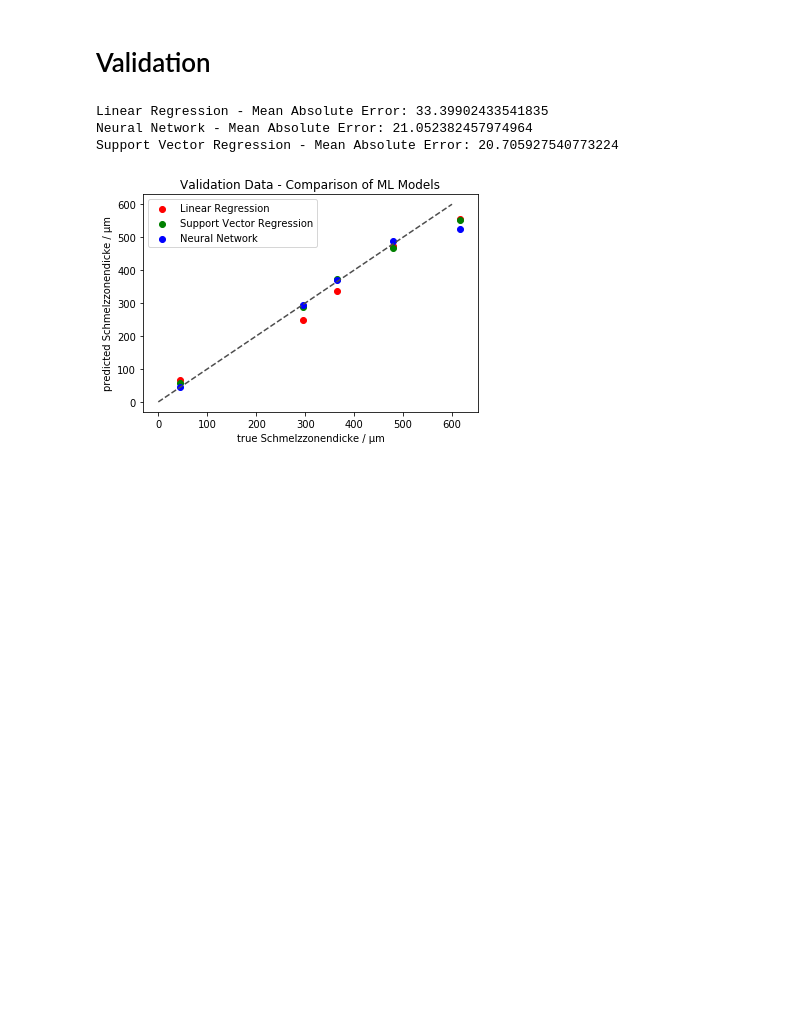
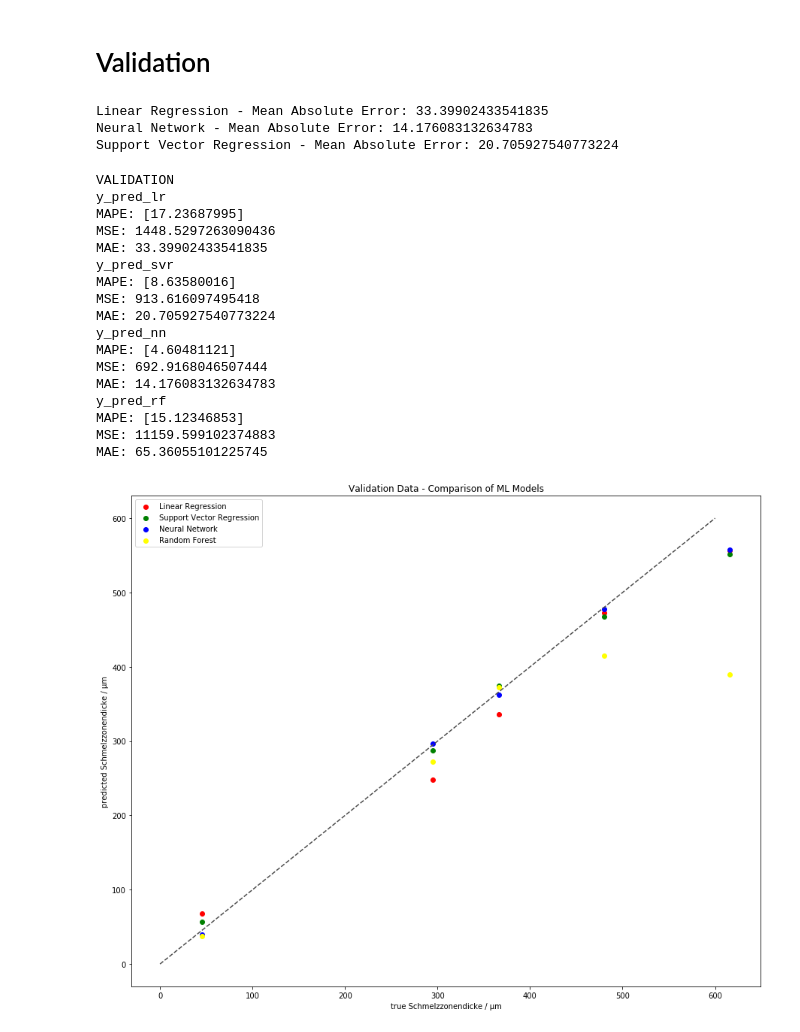
Before and after one commit to tobiasrummelsberger/melting-zone-thickness-prediction, a Jupyter notebook: notebook/SVM_training.ipynb, the cells around one changed output. Saved outputs shown, nothing was run; the diff lists cells and outputs as text; code cells hidden in the pictures; blank space fills up the shorter version.

```diff
--- a/notebook/SVM_training.ipynb
+++ b/notebook/SVM_training.ipynb
@@ -65,6 +65,7 @@ Text(0, 0.5, 'Schmelzzonendicke')
 [figure]
 # %%
 from mpl_toolkits.mplot3d import Axes3D
+pylab.rcParams['figure.figsize'] = (15, 12)
 fig = plt.figure()
 ax = fig.add_subplot(111, projection='3d')
 color = ['red', 'blue', 'green', 'yellow']
@@ -189,0 +240,17 @@ y_pred_nn = neural_network.predict(X_train)
+# %%
+from sklearn.ensemble import RandomForestRegressor
+from sklearn.model_selection import GridSearchCV
+
+param_grid = {'n_estimators': [10, 20, 50, 100],
+              'max_depth': [4, 5]
+             }
+
+welding_thickness_grid_search_cv = GridSearchCV(estimator=RandomForestRegressor(),
+                                                param_grid=param_grid,
+                                                cv=3,
+                                                n_jobs=-1)
+
+welding_thickness_grid_search_cv_fitted = welding_thickness_grid_search_cv.fit(X_train, y_train)
+random_forest = welding_thickness_grid_search_cv_fitted.best_estimator_
+print("Best score:", -welding_thickness_grid_search_cv_fitted.best_score_)
+print("Parameters:", welding_thickness_predictor)
@@ -205,0 +272,5 @@ Support Vector Regression - Mean Absolute Error: 7.381641907791829
+# %%
+from sklearn.metrics import (mean_squared_error, mean_absolute_error)
+def mean_absolute_percentage_error(y_true, y_pred):
+
+    return np.mean(np.abs((y_true - y_pred) / y_true)) * 100
@@ -292,11 +391,13 @@ y_validation = y_scaler.transform(validation_data[y].values.reshape(-1,1))
 y_validation_pred_lr = linear_regression_model.predict(X_validation)
 y_validation_pred_nn = neural_network.predict(X_validation)
 y_validation_pred_svr = welding_thickness_predictor.predict(X_validation)
+y_validation_pred_rf = random_forest.predict(X_validation)
 
 predicted_validation = validation_data.copy()
 predicted_validation['y_pred_lr'] = list(y_scaler.inverse_transform(y_validation_pred_lr))
 predicted_validation['y_pred_svr'] = list(y_scaler.inverse_transform(y_validation_pred_svr.reshape(-1,1)))
 predicted_validation['y_pred_nn'] = list(y_scaler.inverse_transform(y_validation_pred_nn.reshape(-1,1)))
+predicted_validation['y_pred_rf'] = list(y_scaler.inverse_transform(y_validation_pred_rf.reshape(-1,1)))
 predicted_validation['y_true'] = list(y_scaler.inverse_transform(y_validation))
 
 print("Linear Regression - Mean Absolute Error:", mae(y_pred=predicted_validation['y_pred_lr'], y_true=predicted_validation['y_true']))
@@ -304,25 +405,53 @@ print("Neural Network - Mean Absolute Error:", mae(y_pred=predicted_validation['
 print("Support Vector Regression - Mean Absolute Error:", mae(y_pred=predicted_validation['y_pred_svr'], y_true=predicted_validation['y_true']))
 # %% [output]
 Linear Regression - Mean Absolute Error: 33.39902433541835
-Neural Network - Mean Absolute Error: 21.052382457974964
+Neural Network - Mean Absolute Error: 14.176083132634783
 Support Vector Regression - Mean Absolute Error: 20.705927540773224
 # %%
 fig = plt.figure()
 ax = fig.add_subplot(111)
 
-
 ax.scatter(x=predicted_validation['y_true'], y=predicted_validation['y_pred_lr'], c='red')
 ax.scatter(x=predicted_validation['y_true'], y=predicted_validation['y_pred_svr'], c='green')
 ax.scatter(x=predicted_validation['y_true'], y=predicted_validation['y_pred_nn'], c='blue')
+ax.scatter(x=predicted_validation['y_true'], y=predicted_validation['y_pred_rf'], c='yellow')
 
-ax.legend(['Linear Regression', 'Support Vector Regression', 'Neural Network'])
+print('VALIDATION')
+for prediction in ['y_pred_lr', 'y_pred_svr', 'y_pred_nn', 'y_pred_rf']:
+    print(prediction)
+    print("MAPE:", mean_absolute_percentage_error(y_true=predicted_validation['y_true'],
+                                                  y_pred=predicted_validation[prediction]))
+    print("MSE:", mean_squared_error(y_true=predicted_validation['y_true'],
+                                     y_pred=predicted_validation[prediction]))
+    print("MAE:", mean_absolute_error(y_true=predicted_validation['y_true'],
+                                      y_pred=predicted_validation[prediction]))
+
+
+ax.legend(['Linear Regression', 'Support Vector Regression', 'Neural Network', 'Random Forest'])
 ax.plot([0, 600], [0, 600], ls="--", c=".3")
 plt.title("Validation Data - Comparison of ML Models")
 plt.xlabel("true "+ y)
 plt.ylabel("predicted "+ y)
 plt.show()
 # %% [output]
+VALIDATION
+y_pred_lr
+MAPE: [17.23687995]
+MSE: 1448.5297263090436
+MAE: 33.39902433541835
+y_pred_svr
+MAPE: [8.63580016]
+MSE: 913.616097495418
+MAE: 20.705927540773224
+y_pred_nn
+MAPE: [4.60481121]
+MSE: 692.9168046507444
+MAE: 14.176083132634783
+y_pred_rf
+MAPE: [15.12346853]
+MSE: 11159.599102374883
+MAE: 65.36055101225745
-[figure, old version]
+[figure, new version]
 # %%
 fig = plt.figure()
 ax = fig.add_subplot(111)
```
Also changed, not shown: parts of 17 cells of this notebook.
